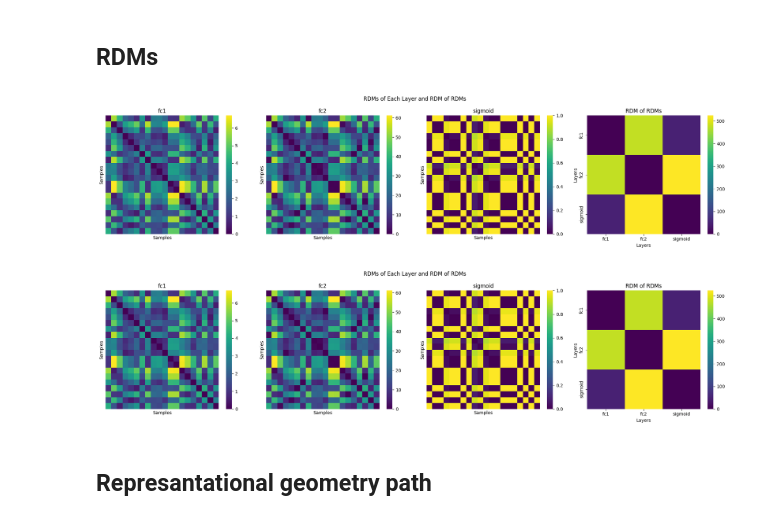
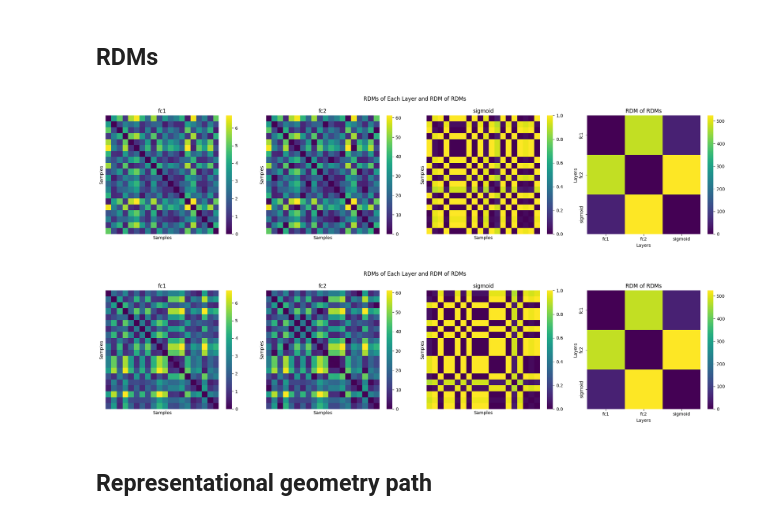
Before and after one commit to Xemin0/NeuroAIProj_Abstract, a Jupyter notebook: NMA_NeuroAI_Similarity.ipynb, the cells around one changed output. Saved outputs shown, nothing was run; the diff lists cells and outputs as text; code cells hidden in the pictures.

```diff
--- a/NMA_NeuroAI_Similarity.ipynb
+++ b/NMA_NeuroAI_Similarity.ipynb
@@ -214,17 +281,18 @@ Drive already mounted at /content/drive/; to attempt to forcibly remount, call d
 # @title RDMs for TI model
 
 # Create stimulus as test data
-stimulus_dict = make_stimulus_dict(params_dict_SI['input_length']*2)
+stimulus_dict_TI = make_stimulus_dict(params_dict_TI['input_length']*2)
 
-plot_rdms(model_TI, stimulus_dict)
+plot_rdms(model_TI, stimulus_dict_TI)
 # %% [output]
-[figure, old version]
+[figure, new version]
 # %%
 # @title RDMs for SI model
-plot_rdms(model_SI, stimulus_dict)
+stimulus_dict_SI = make_stimulus_dict(params_dict_SI['input_length']*2)
+plot_rdms(model_SI, stimulus_dict_SI)
 # %% [output]
-[figure, old version]
+[figure, new version]
 # %% [markdown]
-## Represantational geometry path
+## Representational geometry path
 # %%
 # @title Representational path for TI
```
Also changed, not shown: parts of 6 cells of this notebook.
